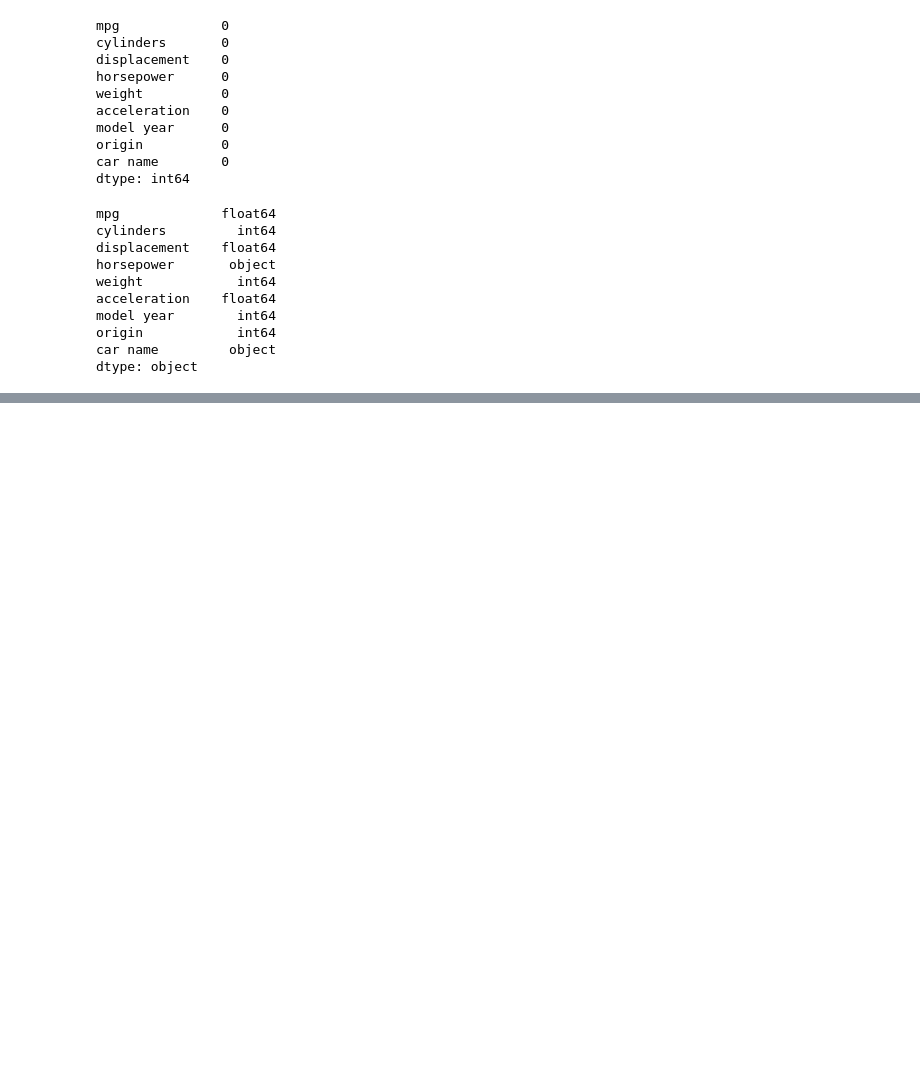
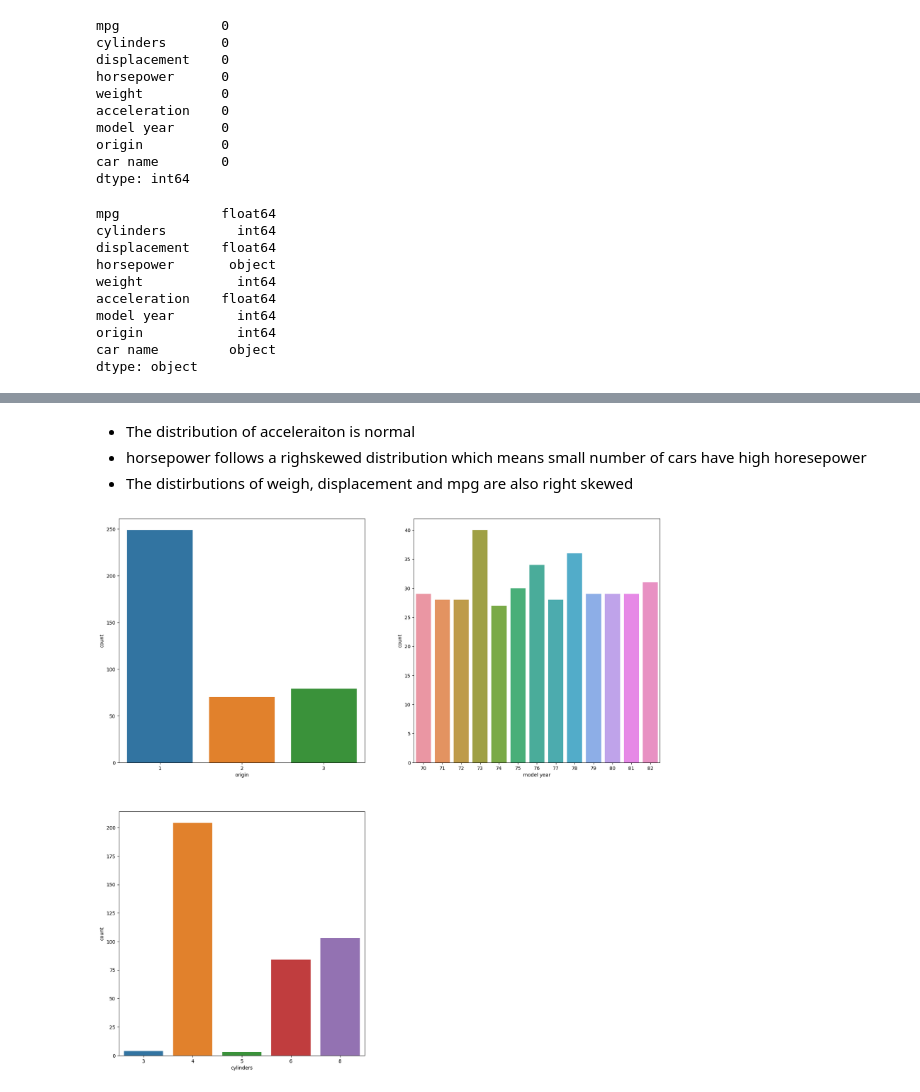
Before and after one commit to mubarakmayyeri/Fuel-Efficiency-prediction, a Jupyter notebook: fuel_efficiency_prediction.ipynb, the cells around one changed output, grey strips where cells are left out. Cells and saved outputs as stored; diff of their text form; code cells hidden in the pictures; blank space fills up the shorter version.

```diff
--- a/fuel_efficiency_prediction.ipynb
+++ b/fuel_efficiency_prediction.ipynb
@@ -122,0 +147,13 @@ df['horsepower'] = df['horsepower'].astype('float64')
+# %% [markdown]
+* The distribution of acceleraiton is normal
+* horsepower follows a righskewed distribution which means small number of cars have high horesepower
+* The distirbutions of weigh, displacement and mpg are also right skewed
+# %%
+cat_cols = ["origin", "model year", "cylinders"]
+
+plt.figure(figsize=(20,20))
+for i in range(1, len(cat_cols)+1):
+    plt.subplot(2, 2, i)
+    sns.countplot(data=df, x=cat_cols[i-1])
+# %% [output]
+[figure, added]
```
Also changed, not shown: parts of 10 cells of this notebook.
